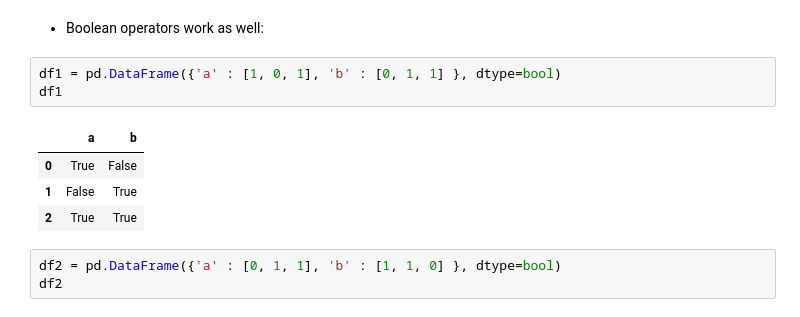
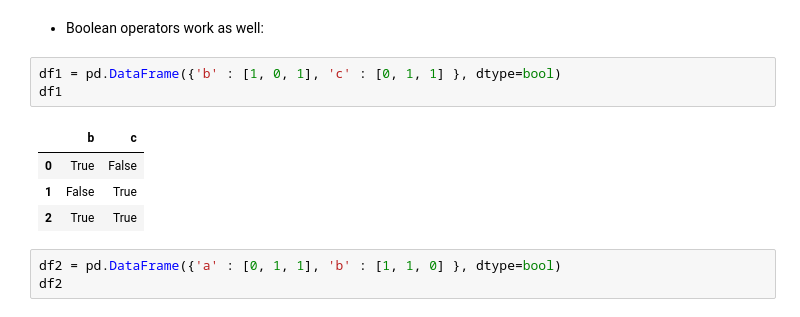
Before and after one commit to las21-sfu/Week1-Intro-to-Python-Sim, a Jupyter notebook: Introduction_to_Python.ipynb, the cells around one changed output. Saved outputs shown, nothing was run; the diff lists cells and outputs as text.

```diff
--- a/Introduction_to_Python.ipynb
+++ b/Introduction_to_Python.ipynb
@@ -1490,10 +1501,10 @@ df1**5
 # %% [markdown]
 - Boolean operators work as well:
 # %%
-df1 = pd.DataFrame({'a' : [1, 0, 1], 'b' : [0, 1, 1] }, dtype=bool)
+df1 = pd.DataFrame({'b' : [1, 0, 1], 'c' : [0, 1, 1] }, dtype=bool)
 df1
 # %% [output]
-|  | a | b |
+|  | b | c |
 | 0 | True | False |
 | 1 | False | True |
 | 2 | True | True |
```
Also changed, not shown: parts of 3 cells of this notebook.
